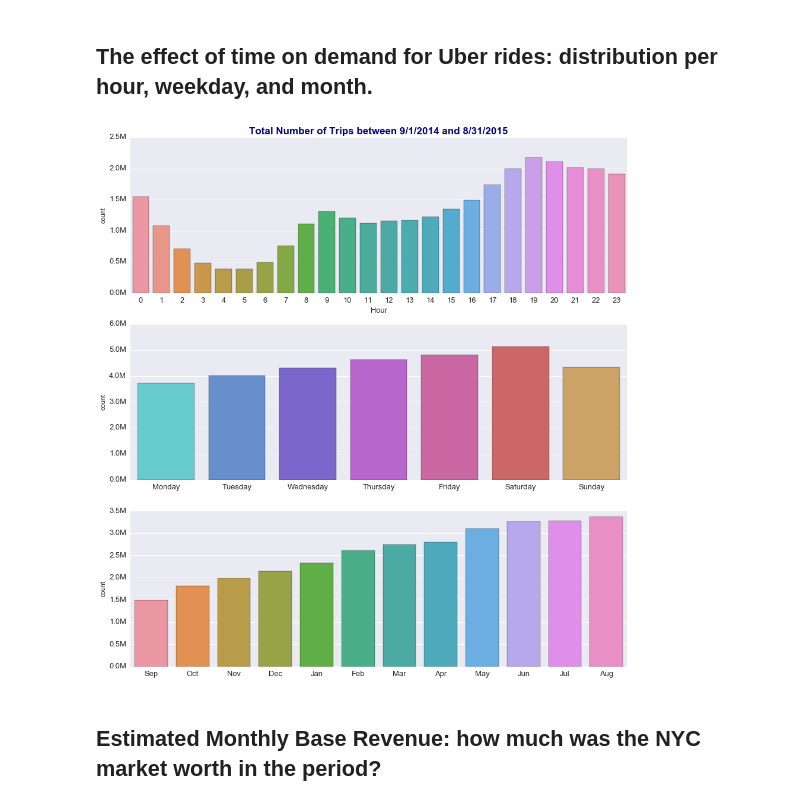
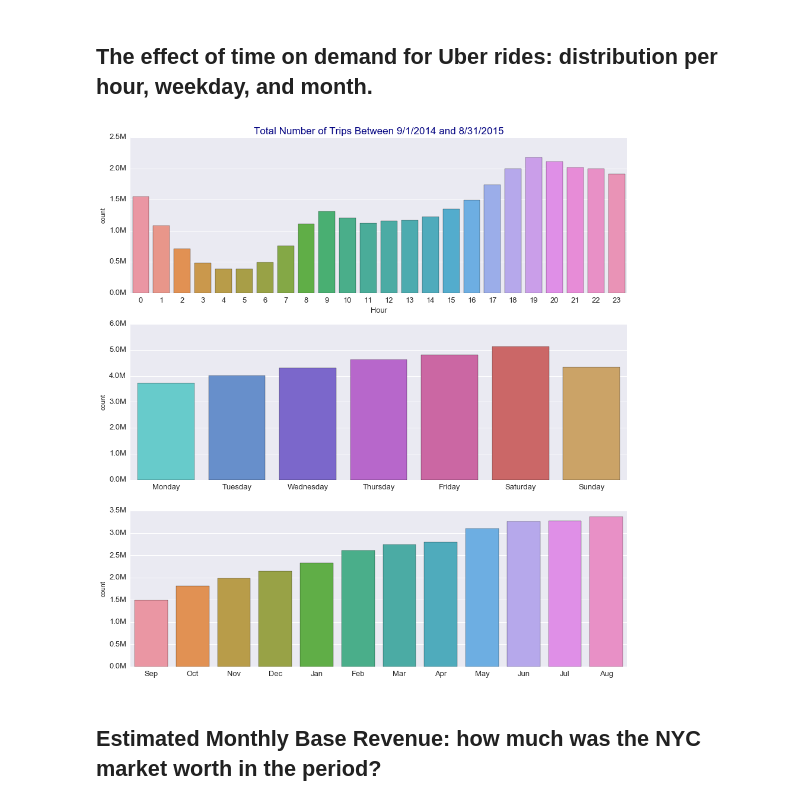
Before and after one commit to geoninja/Uber-Data-Analysis, a Jupyter notebook: NYC_Uber_Rides.ipynb, the cells around one changed output. Cells and saved outputs as stored; diff of their text form; code cells hidden in the pictures.

```diff
--- a/NYC_Uber_Rides.ipynb
+++ b/NYC_Uber_Rides.ipynb
@@ -764,34 +764,34 @@ month_labels = ['Sep', 'Oct', 'Nov', 'Dec', 'Jan', 'Feb', 'Mar', 'Apr', 'May', '
 # %%
 # Create plots comparing demand per different time categories:
 fig = plt.figure(figsize = (15,16))
 formatter = FuncFormatter(millions_format)
 
 plt.subplot(3,1,1) #this plot could have a polar format, although I'm not sure it'd be a better viz.
 ax1 = sns.countplot(df_viz.hour, order = range(24))
 ax1.yaxis.set_major_formatter(formatter)
 plt.tick_params(labelsize=13)
-plt.title('Total Number of Trips between 9/1/2014 and 8/31/2015', fontsize=17, weight='bold', color='navy')
+plt.title('Total Number of Trips Between 9/1/2014 and 8/31/2015', fontsize=17, color='navy')
 plt.xlabel('Hour', fontsize=13)
 
 plt.subplot(3,1,2)
 ax2 = sns.countplot(df_viz.weekday, order = range(7))
 ax2.set_xticklabels(weekday_labels)
 ax2.yaxis.set_major_formatter(formatter)
 plt.tick_params(labelsize=13)
 plt.xlabel('')
 
 plt.subplot(3,1,3) #same as the line plot but with less granularity, perhaps easier to visualize the MOM growth
 ax3 = sns.countplot(df_viz.month)
 ax3.set_xticklabels(month_labels)
 ax3.yaxis.set_major_formatter(formatter)
 #plt.text(0, 3100000, 'Consistent growth in the number of trips from month to month!', color='navy', size=15)
 plt.tick_params(labelsize=13)
 plt.xlabel('')
 
 #fig.subplots_adjust(hspace=.5)
 plt.show()
 # %% [output]
-[figure, old version]
+[figure, new version]
 # %% [markdown]
 ## Estimated Monthly Base Revenue: how much was the NYC market worth in the period?
 # %%
```
Also changed, not shown: parts of 1 cell of this notebook, 3 other files.
